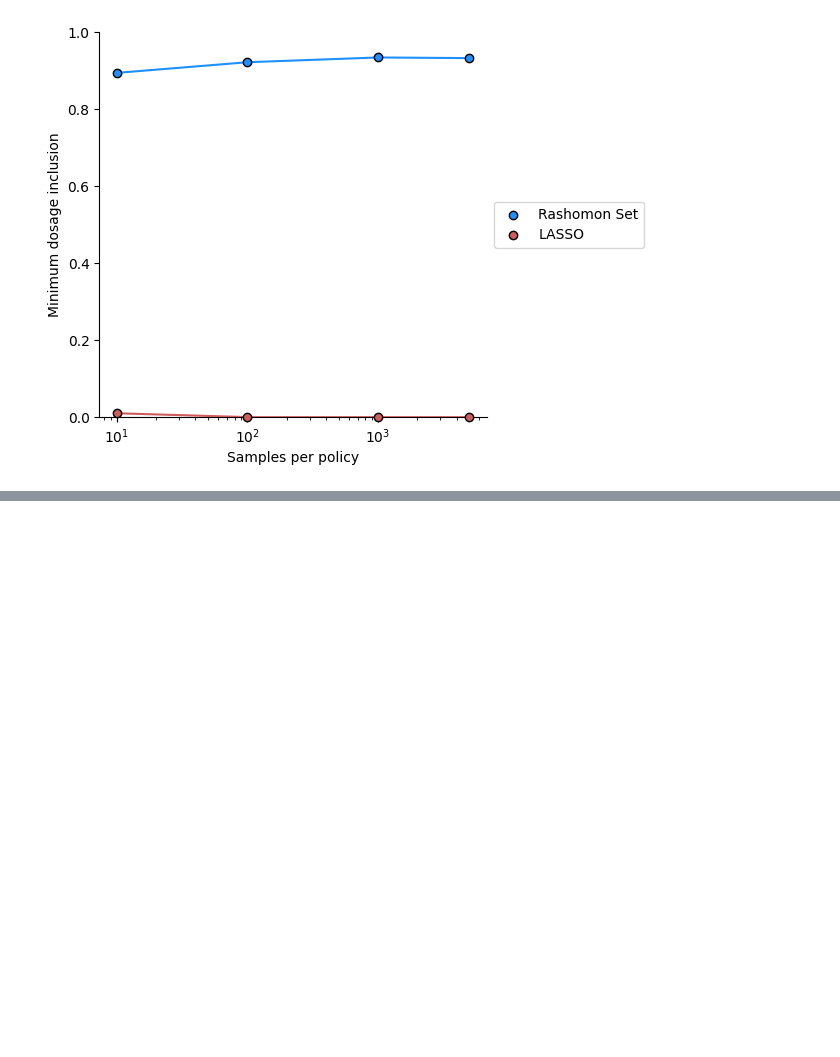
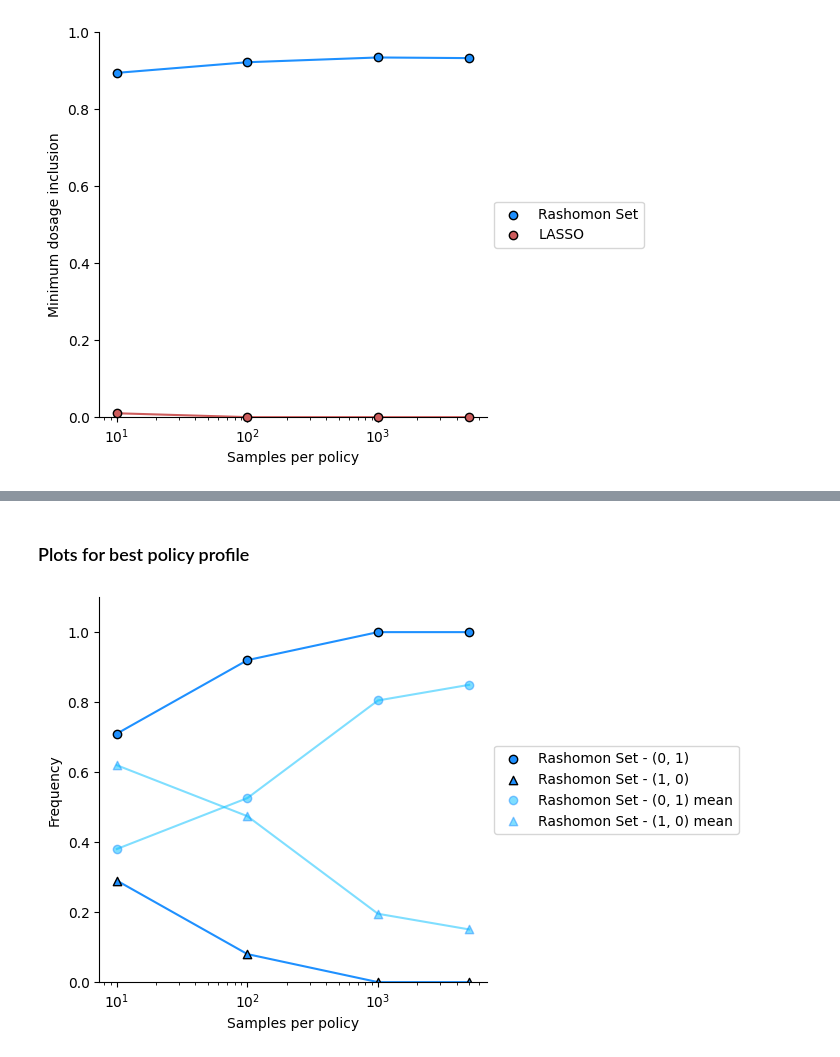
Before and after one commit to AparaV/rashomon-partition-sets, a Jupyter notebook: Code/analyze_results.ipynb, the cells around one changed output, grey strips where cells are left out. Saved outputs shown, nothing was run; the diff lists cells and outputs as text; code cells hidden in the pictures; blank space fills up the shorter version.

```diff
--- a/Code/analyze_results.ipynb
+++ b/Code/analyze_results.ipynb
@@ -227,0 +313,16 @@ plt.show()
+# %%
+sum_cols = [
+    "num_pools_min", "num_pools_mean", "num_pools_max", "num_pools_var",
+    "MSE_min", "MSE_mean", "MSE_max", "MSE_var",
+    "IOU_min", "IOU_mean", "IOU_max", "IOU_var",
+    "min_dosage_min", "min_dosage_mean", "min_dosage_max", "min_dosage_var",
+    "best_pol_MSE_min", "best_pol_MSE_mean", "best_pol_MSE_max", "best_pol_MSE_var",
+]
+sum_cols += [profile + "_best" for profile in profile_cols]
+sum_cols += [profile + "_mean" for profile in profile_cols]
+
+for sum_col in sum_cols:
+    rashomon_df[sum_col] = rashomon_df.groupby("n_per_pol")[sum_col].transform("mean")
+
+rashomon_df = rashomon_df.drop_duplicates("n_per_pol")
+rashomon_df.head()
@@ -227,0 +370,53 @@ plt.show()
+# %% [markdown]
+### Plots for best policy profile
+# %%
+fig, ax = plt.subplots(figsize=(5,5))
+
+ax.spines[['right', 'top']].set_visible(False)
+
+# Rashomon Means
+ax.plot(rashomon_df["n_per_pol"], rashomon_df["(0, 1)_best"],
+        color="dodgerblue", zorder=1)
+ax.scatter(rashomon_df["n_per_pol"], rashomon_df["(0, 1)_best"],
+           color="dodgerblue", edgecolor="black", zorder=1.1, label="Rashomon Set - (0, 1)")
+
+ax.plot(rashomon_df["n_per_pol"], rashomon_df["(1, 0)_best"],
+        color="dodgerblue", zorder=1)
+ax.scatter(rashomon_df["n_per_pol"], rashomon_df["(1, 0)_best"], marker="^",
+           color="dodgerblue", edgecolor="black", zorder=1.1, label="Rashomon Set - (1, 0)")
+
+# Rashomon Means
+ax.plot(rashomon_df["n_per_pol"], rashomon_df["(0, 1)_mean"],
+        color="deepskyblue", alpha=0.5, zorder=1)
+ax.scatter(rashomon_df["n_per_pol"], rashomon_df["(0, 1)_mean"],
+           color="deepskyblue", alpha=0.5, edgecolor="dodgerblue", zorder=1.1, label="Rashomon Set - (0, 1) mean")
+
+ax.plot(rashomon_df["n_per_pol"], rashomon_df["(1, 0)_mean"],
+        color="deepskyblue", alpha=0.5, zorder=1)
+ax.scatter(rashomon_df["n_per_pol"], rashomon_df["(1, 0)_mean"], marker="^",
+           color="deepskyblue", alpha=0.5, edgecolor="dodgerblue", zorder=1.1, label="Rashomon Set - (1, 0) mean")
+
+# LASSO
+# ax.plot(lasso_df["n_per_pol"], lasso_df["(0, 1)_mean"],
+#         color="indianred", zorder=1)
+# ax.scatter(lasso_df["n_per_pol"], lasso_df["(0, 1)_mean"],
+#            color="indianred", edgecolor="black", zorder=3, clip_on=False,
+#            label="LASSO - (0, 1)")
+
+# ax.plot(lasso_df["n_per_pol"], lasso_df["(1, 0)_mean"],
+#         color="indianred", zorder=1)
+# ax.scatter(lasso_df["n_per_pol"], lasso_df["(1, 0)_mean"], marker="^",
+#            color="indianred", edgecolor="black", zorder=3, clip_on=False,
+#            label="LASSO - (1, 0)")
+
+ax.set_xscale("log")
+ax.set_xlabel("Samples per policy")
+ax.set_ylim(0, 1.1)
+ax.set_ylabel("Frequency")
+
+ax.legend(loc="center left", bbox_to_anchor=(1, 0.5))
+
+# plt.savefig("../Figures/worst_case/best_policy_MSE.png", dpi=300, bbox_inches="tight")
+plt.show()
+# %% [output]
+[figure, added]
```
Also changed, not shown: parts of 14 cells of this notebook.
